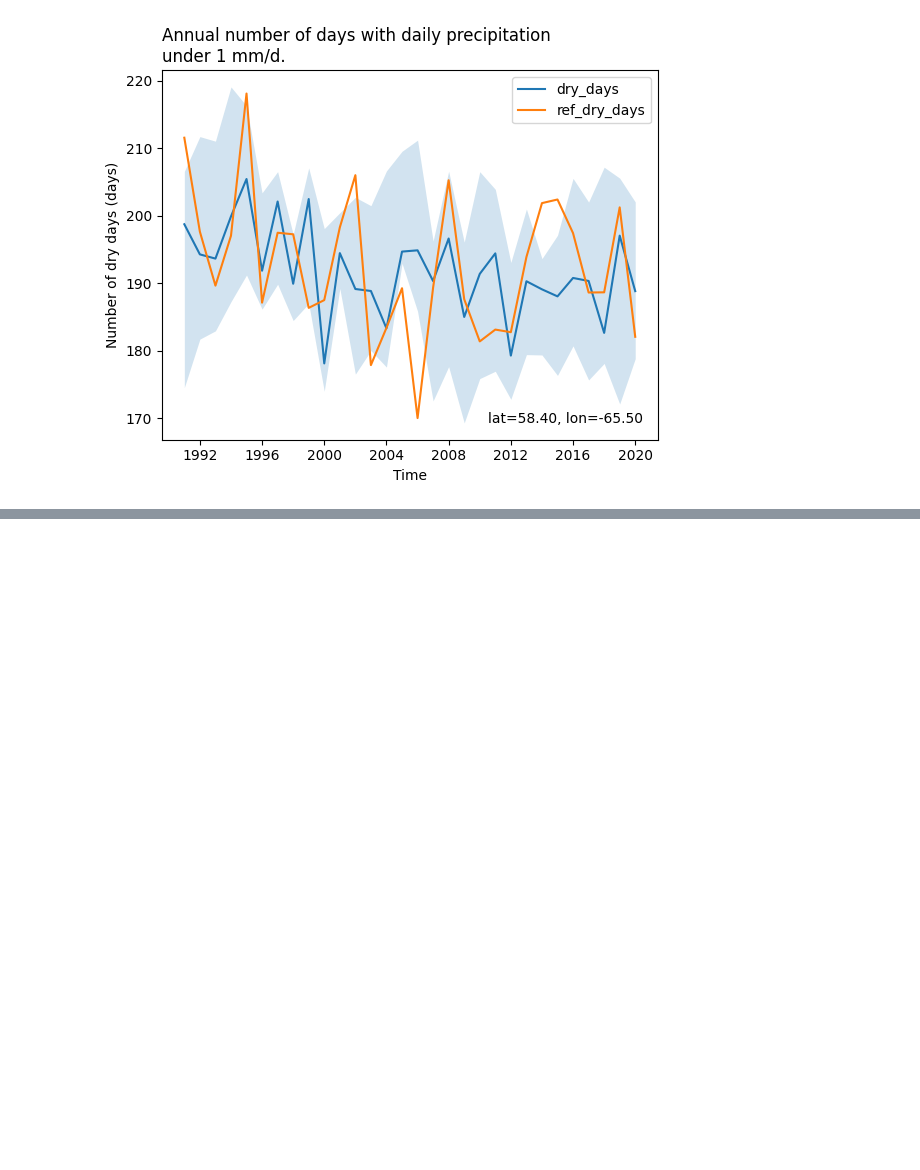
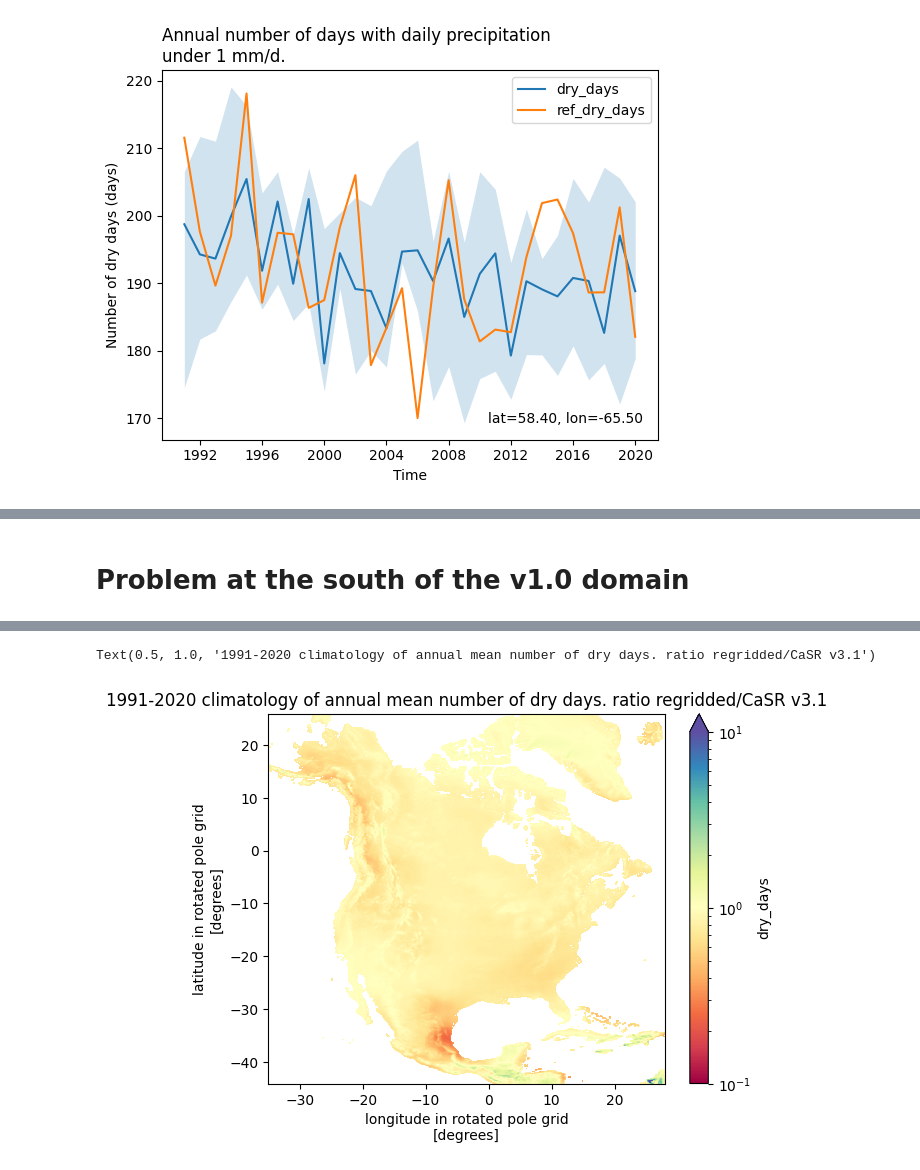
Before and after one commit to Ouranosinc/ESPO-G, a Jupyter notebook: notebooks/adapt_freq.ipynb, the cells around one changed output, grey strips where cells are left out. Drawn from its saved outputs; the diff is of its cells as text; code cells hidden in the pictures; blank space fills up the shorter version.

```diff
--- a/notebooks/adapt_freq.ipynb
+++ b/notebooks/adapt_freq.ipynb
@@ -40,0 +121,25 @@ fg.timeseries({'ref':ds_ref},ax=ax)
+# %% [markdown]
+# Problem at the south of the v1.0 domain
+# %%
+
+#sim
+sim=[]
+for r in ['south','middle','north']:
+    ds=xr.open_zarr(f"{CONFIG['paths']['tmpdir']}/CMIP6_ScenarioMIP_CSIRO_ACCESS-ESM1-5_ssp585_r1i1p1f1_global+NAM-C3+{r}C3+regridded.zarr")
+    ds=xs.utils.unstack_fill_nan(ds, coords=glob.glob(f"{CONFIG['paths']['final']}/coords/*{r}*")[0])
+    sim.append(ds)
+ds_sim= xr.concat(sim, dim='rlat')
+ds_sim=xc.atmos.dry_days(ds_sim.pr, thresh='1 mm/d').sel(time=slice('1991','2020')).mean(dim='time')
+
+
+# ref
+ds_ref=xr.open_zarr(f"{CONFIG['paths']['final']}/reference/NAM-C3_default.zarr.zip")
+ds_ref=xc.atmos.dry_days(ds_ref.pr, thresh='1 mm/d').sel(time=slice('1991','2020')).mean(dim='time')
+
+diff=ds_sim/ds_ref
+
+norm = mcolors.LogNorm(vmin=0.1, vmax=10)
+
+diff.plot(norm=norm, cmap='Spectral')
+plt.title('1991-2020 climatology of annual mean number of dry days. ratio regridded/CaSR v3.1')
+# %% [output]
@@ -40,0 +149,2 @@ fg.timeseries({'ref':ds_ref},ax=ax)
+Text(0.5, 1.0, '1991-2020 climatology of annual mean number of dry days. ratio regridded/CaSR v3.1')
+[figure, added]
```
Also changed, not shown: parts of 10 cells of this notebook.
